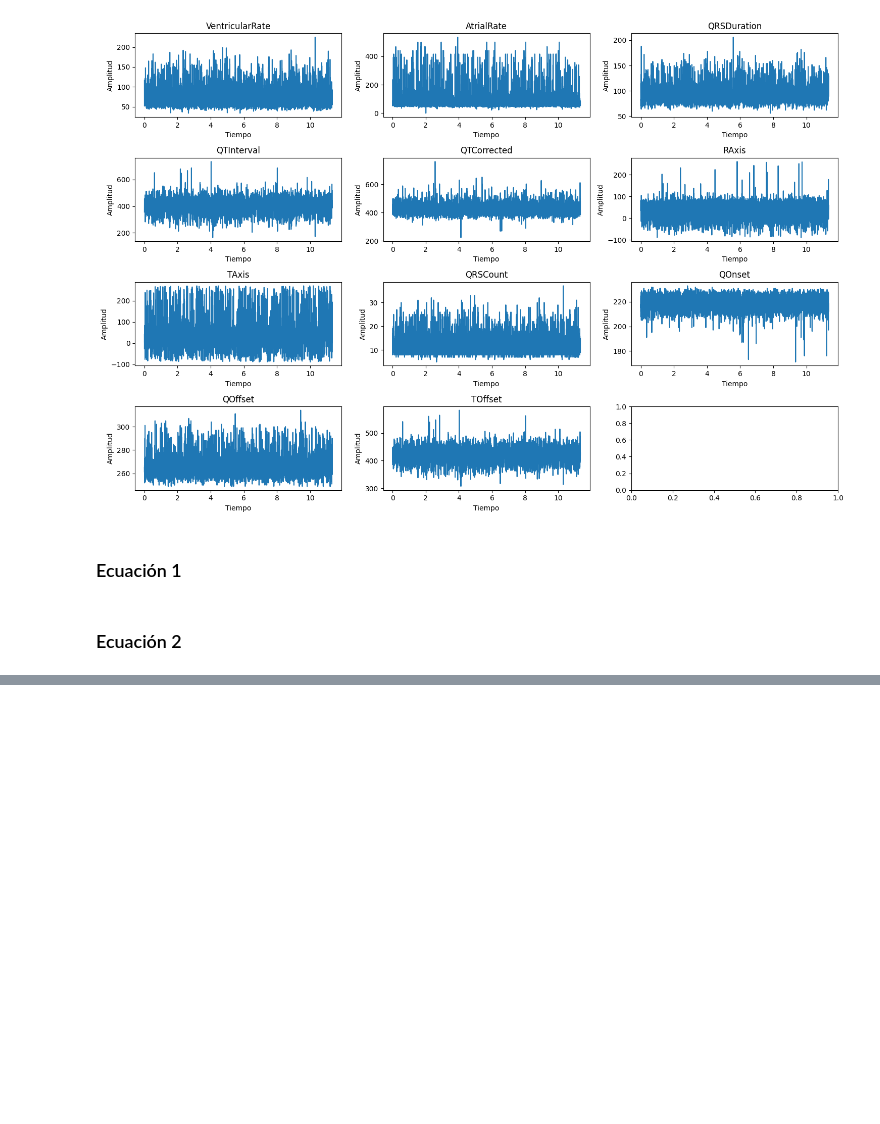
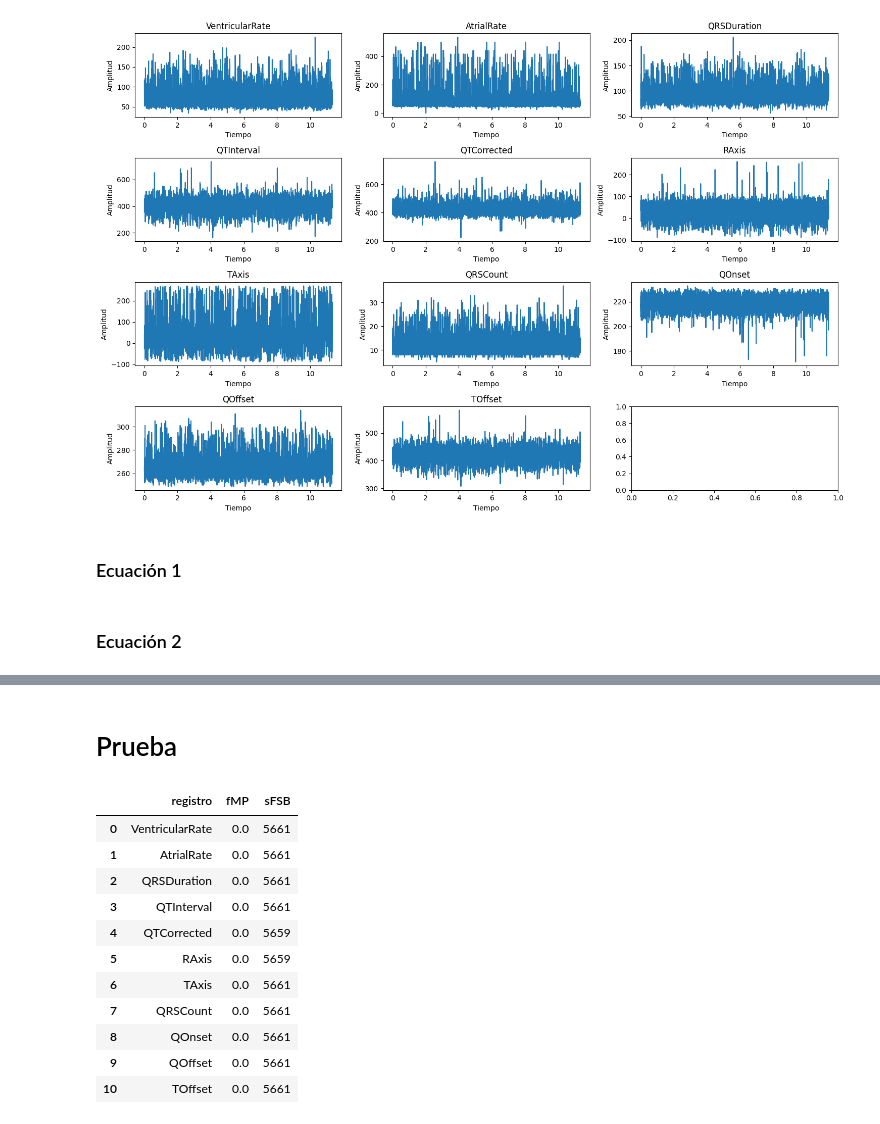
Before and after one commit to MariaOs02/LabBiosenales, a Jupyter notebook: Proyecto_2/Proyecto2.ipynb, the cells around one changed output, grey strips where cells are left out. Cells and saved outputs as stored; diff of their text form; code cells hidden in the pictures; blank space fills up the shorter version.

```diff
--- a/Proyecto_2/Proyecto2.ipynb
+++ b/Proyecto_2/Proyecto2.ipynb
@@ -142,0 +269,53 @@ compressed_datos.head()
+# %% [markdown]
+# Prueba
+# %%
+# import numpy as np
+# import pandas as pd
+# from scipy.signal import detrend
+# from scipy.fftpack import fft
+
+# ... (resto de tus funciones)
+
+def process_signals(df):
+    # ... (resto de tu código)
+
+    results = []
+    for col in df.columns[5:]:
+        x = df[col].values
+        X = fft(x)
+        freqs = np.fft.fftfreq(len(x))
+
+        # Frecuencia de máxima potencia
+        idx = np.argmax(np.abs(X))
+        fMP = freqs[idx]
+
+        # Frecuencias significativas para bicoherencia
+        N = len(x)
+        threshold = np.sqrt(9.2 / (2 * N))
+        significant_freqs = np.sum(np.abs(X) > threshold)
+
+        # Almacenar resultados
+        results.append([col, fMP, significant_freqs])
+
+    # Crear DataFrame con los resultados
+    results_df = pd.DataFrame(results, columns=['registro', 'fMP', 'sFSB'])
+
+    return results_df
+# %%
+# Procesar las señales del DataFrame
+df_processed = process_signals(datos)
+# %%
+df_processed
+# %% [output]
+|  | registro | fMP | sFSB |
+| 0 | VentricularRate | 0.0 | 5661 |
+| 1 | AtrialRate | 0.0 | 5661 |
+| 2 | QRSDuration | 0.0 | 5661 |
+| 3 | QTInterval | 0.0 | 5661 |
+| 4 | QTCorrected | 0.0 | 5659 |
+| 5 | RAxis | 0.0 | 5659 |
+| 6 | TAxis | 0.0 | 5661 |
+| 7 | QRSCount | 0.0 | 5661 |
+| 8 | QOnset | 0.0 | 5661 |
+| 9 | QOffset | 0.0 | 5661 |
+| 10 | TOffset | 0.0 | 5661 |
```
Also changed, not shown: parts of 10 cells of this notebook.
